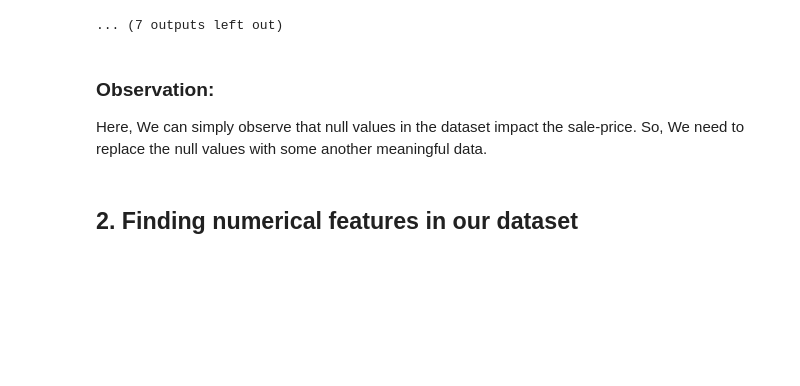
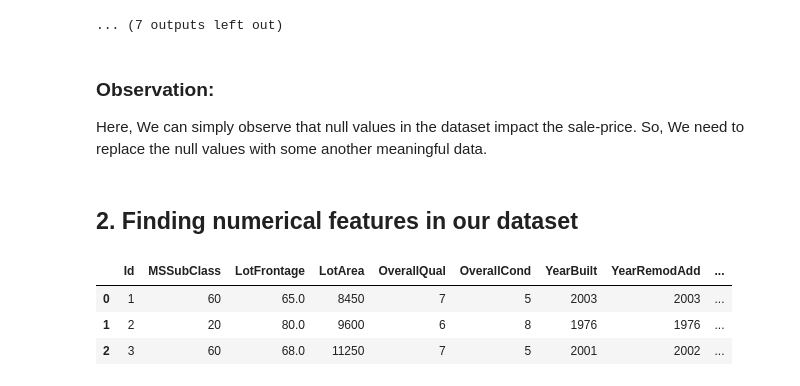
Before and after one commit to pythonpioneer/HousePricePredication, a Jupyter notebook: solution/EDA.ipynb, the cells around one changed output. Saved outputs shown, nothing was run; the diff lists cells and outputs as text; code cells hidden in the pictures; blank space fills up the shorter version.

```diff
--- a/solution/EDA.ipynb
+++ b/solution/EDA.ipynb
@@ -145,3 +145,16 @@ for feature in df_null.columns:
 Here, We can simply observe that null values in the dataset impact the sale-price. So, We need to replace the null values with some another meaningful data.
 # %% [markdown]
 ## 2. Finding numerical features in our dataset
+# %%
+# There are mainly two types of data types in pandas numerical and object (observed)
+# if the feature is not object then it it numerical
+# df.dtypes[:60] # only 60 columns are visible from this code
+
+# using list comprehension
+numerical_feature = [feature for feature in df.columns if df[feature].dtypes!='O'] # 'O' represents 'object'
+df[numerical_feature].head(3)
+# %% [output]
+|  | Id | MSSubClass | LotFrontage | LotArea | OverallQual | OverallCond | YearBuilt | YearRemodAdd | ... |
+| 0 | 1 | 60 | 65.0 | 8450 | 7 | 5 | 2003 | 2003 | ... |
+| 1 | 2 | 20 | 80.0 | 9600 | 6 | 8 | 1976 | 1976 | ... |
+| 2 | 3 | 60 | 68.0 | 11250 | 7 | 5 | 2001 | 2002 | ... |
```
Also changed, not shown: parts of 7 cells of this notebook.
